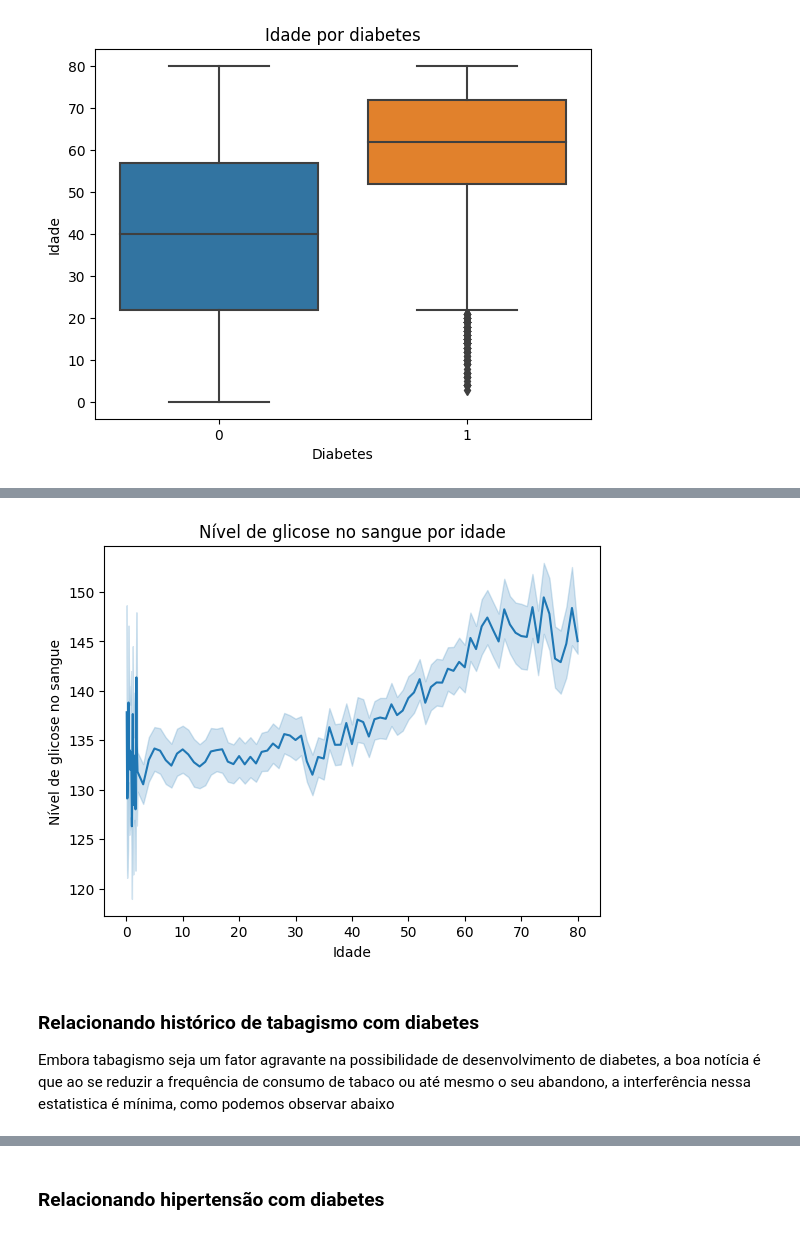
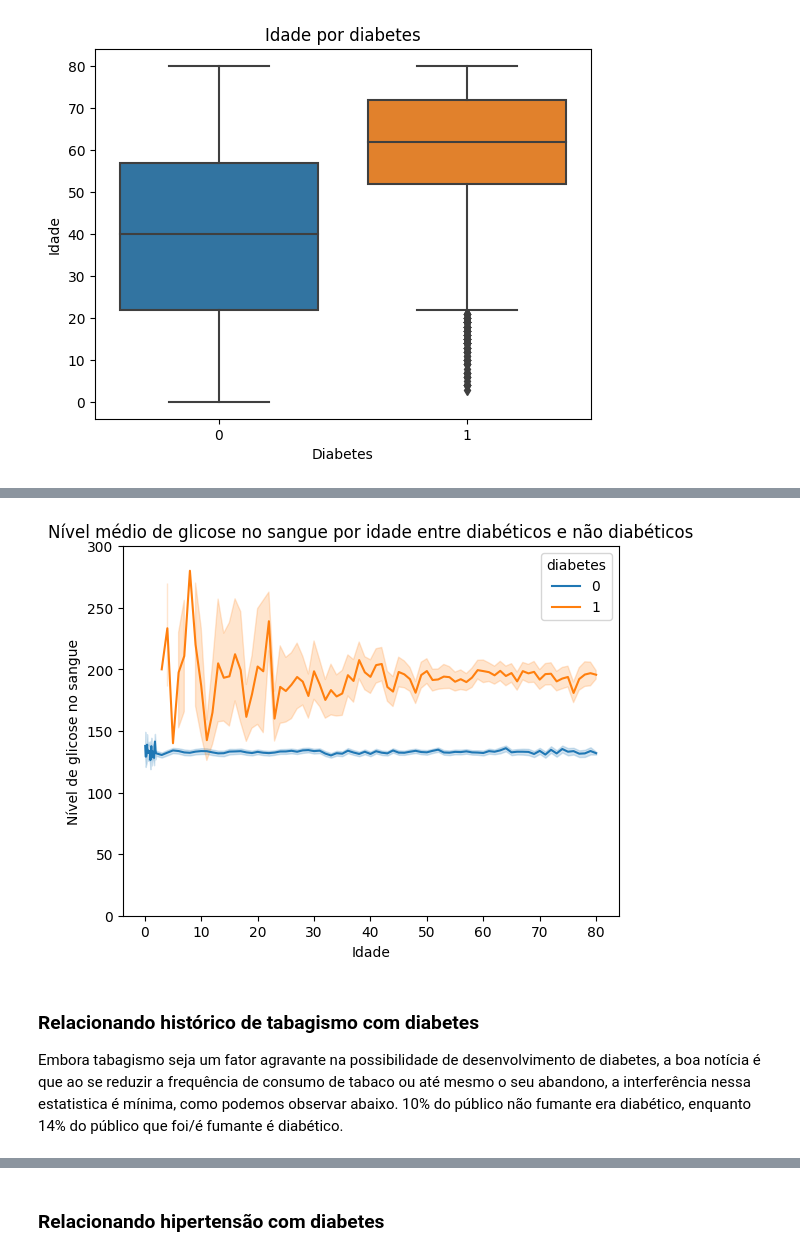
Before and after one commit to Academify/INF420_FINAL, a Jupyter notebook: trab.ipynb, the cells around one changed output, grey strips where cells are left out. Drawn from its saved outputs; the diff is of its cells as text; code cells hidden in the pictures.

```diff
--- a/trab.ipynb
+++ b/trab.ipynb
@@ -207,13 +212,14 @@ Como complemento, aos dois gráficos acima, podemos relacionar o nível de glico
 # %%
-sns.lineplot(x='age', y='blood_glucose_level', data=data)
-plt.title('Nível de glicose no sangue por idade')
+sns.lineplot(x='age', y='blood_glucose_level',hue='diabetes', data=data)
+plt.title('Nível médio de glicose no sangue por idade entre diabéticos e não diabéticos')
 plt.xlabel('Idade')
 plt.ylabel('Nível de glicose no sangue')
+plt.ylim(0, 300)
 plt.show()
 # %% [output]
-[figure, old version]
+[figure, new version]
 # %% [markdown]
 ### Relacionando histórico de tabagismo com diabetes
 
-Embora tabagismo seja um fator agravante na possibilidade de desenvolvimento de diabetes, a boa notícia é que ao se reduzir a frequência de consumo de tabaco ou até mesmo o seu abandono, a interferência nessa estatistica é mínima, como podemos observar abaixo
+Embora tabagismo seja um fator agravante na possibilidade de desenvolvimento de diabetes, a boa notícia é que ao se reduzir a frequência de consumo de tabaco ou até mesmo o seu abandono, a interferência nessa estatistica é mínima, como podemos observar abaixo. 10% do público não fumante era diabético, enquanto 14% do público que foi/é fumante é diabético.
 # %%
```
Also changed, not shown: parts of 13 cells of this notebook.
